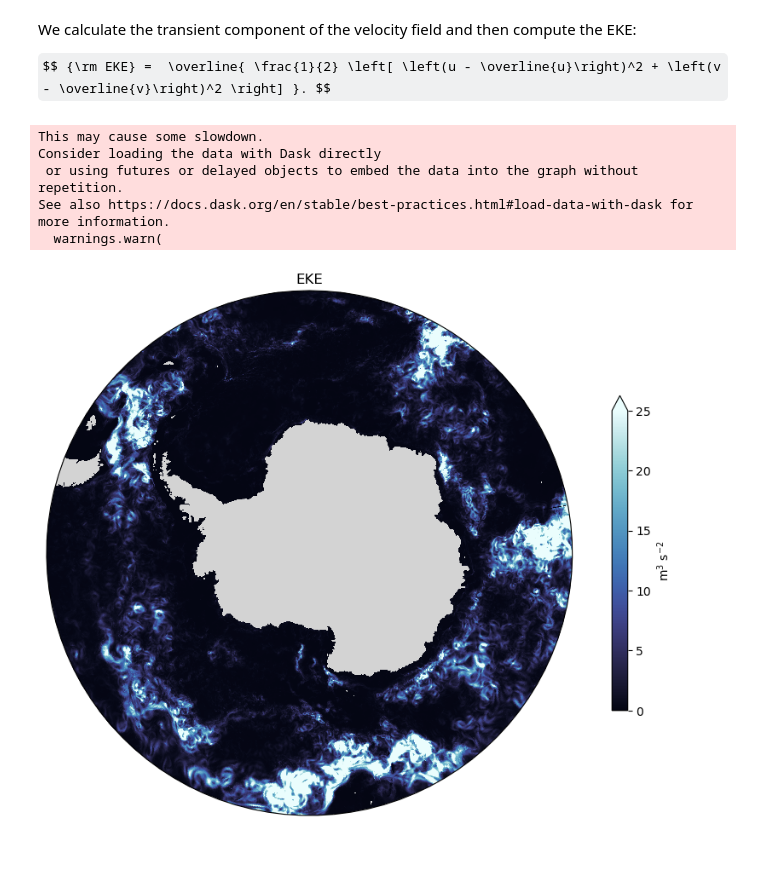
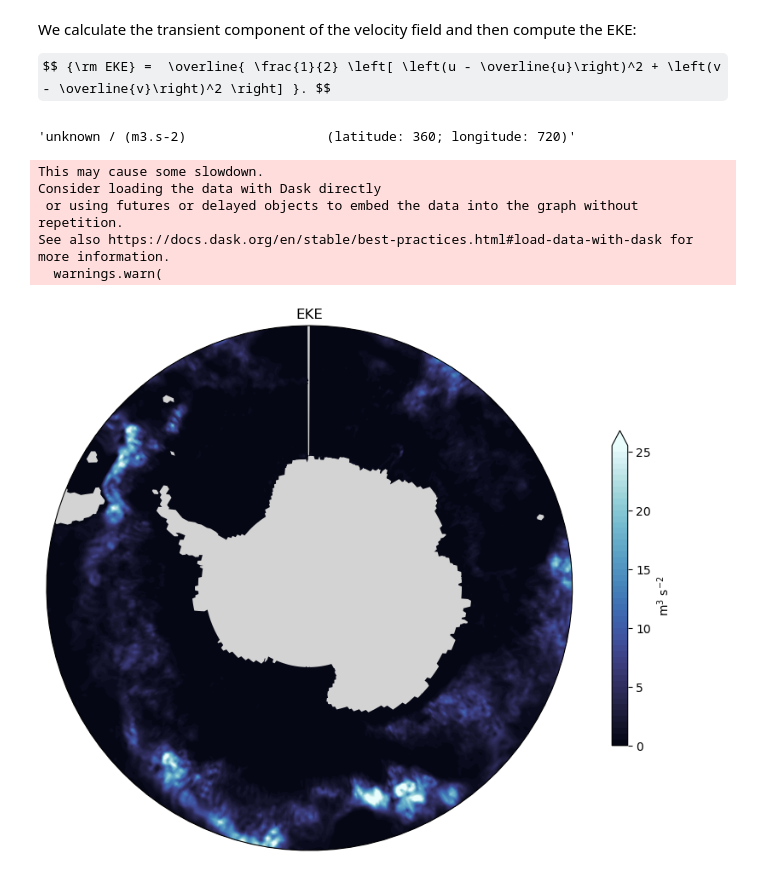
Before and after one commit to ACCESS-NRI/ACCESS-ENSO-recipes, a Jupyter notebook: cosima/Eddy-Mean_Kinetic_Energy_Decomposition.ipynb, the cells around one changed output. Drawn from its saved outputs; the diff is of its cells as text; code cells hidden in the pictures; some formulas as TeX source.

```diff
--- a/cosima/Eddy-Mean_Kinetic_Energy_Decomposition.ipynb
+++ b/cosima/Eddy-Mean_Kinetic_Energy_Decomposition.ipynb
@@ -273,5 +192,11 @@ For the mean kinetic energy, we need to average the velocities over time.
 
 $$ {\rm MKE} = \frac{1}{2} \left( \bar{u}^2 + \bar{v}^2 \right). $$
 # %%
-u_mean = u.mean('time')
-v_mean = v.mean('time')
+u_mean = axis_statistics(uOM2, operator='mean', axis='t')
+v_mean = axis_statistics(vOM2, operator='mean', axis='t')
+
+MKE = 0.5*(u_mean**2 + v_mean**2)
+
+# add cell_thickness supplementary variable
+MKE = add_supplementary_variables(MKE, [thkcel])
+MKE = MKE.collapsed('depth', iris.analysis.SUM, weights='cell_thickness')
@@ -300,22 +239,28 @@ We calculate the transient component of the velocity field and then compute the
 
 $$ {\rm EKE} =  \overline{ \frac{1}{2} \left[ \left(u - \overline{u}\right)^2 + \left(v - \overline{v}\right)^2 \right] }. $$
 # %%
-u_transient = u - u_mean
-v_transient = v - v_mean
+u_transient = uOM2 - u_mean
+v_transient = vOM2 - v_mean
+
+EKE = 0.5*(u_transient**2 + v_transient**2)
+EKE = add_supplementary_variables(EKE, [thkcel])
+EKE = EKE.collapsed('depth', iris.analysis.SUM, weights='cell_thickness')
+EKE = axis_statistics(EKE, operator='mean', axis='t')
-# %%
-EKE = (0.5*(u_transient**2 + v_transient**2)*dzu).sum('st_ocean').mean('time')
 # %%
-EKE = EKE.load()
+EKE = regrid(EKE, '0.5x0.5', scheme='linear')
+EKE.summary(shorten=True)
 # %% [output]
-This may cause some slowdown.
-Consider loading the data with Dask directly
- or using futures or delayed objects to embed the data into the graph without repetition.
-See also https://docs.dask.org/en/stable/best-practices.html#load-data-with-dask for more information.
-  warnings.warn(
+'unknown / (m3.s-2)                  (latitude: 360; longitude: 720)'
 # %%
 fig, axs = circumpolar_map()
-EKE.plot(ax = axs, vmax = 25, cmap = cm.cm.ice, transform = ccrs.PlateCarree(),
-         cbar_kwargs = {'label':'m$^3$ s$^{-2}$', 'shrink':0.6});
-axs.set_title('EKE');
+iplt.contourf(EKE, levels=np.arange(0,26,0.5), extend='max', axes=axs, cmap = cm.cm.ice)
+axs.set_title('EKE')
+plt.colorbar(label='m$^3$ s$^{-2}$',ticks=np.arange(0,26,5), shrink=0.6)
+plt.show()
 # %% [output]
+This may cause some slowdown.
+Consider loading the data with Dask directly
+ or using futures or delayed objects to embed the data into the graph without repetition.
+See also https://docs.dask.org/en/stable/best-practices.html#load-data-with-dask for more information.
+  warnings.warn(
-[figure, old version]
+[figure, new version]
```
Also changed, not shown: parts of 32 cells of this notebook.
